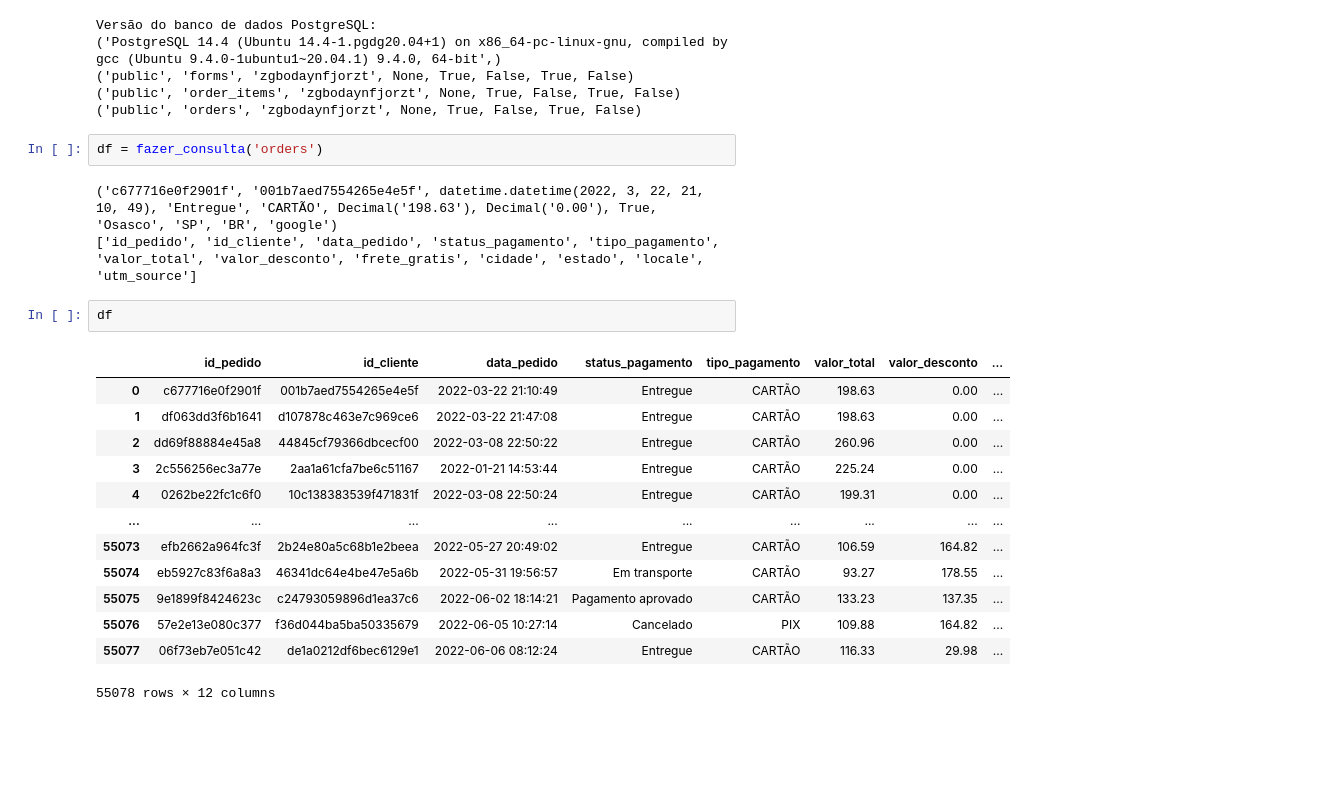
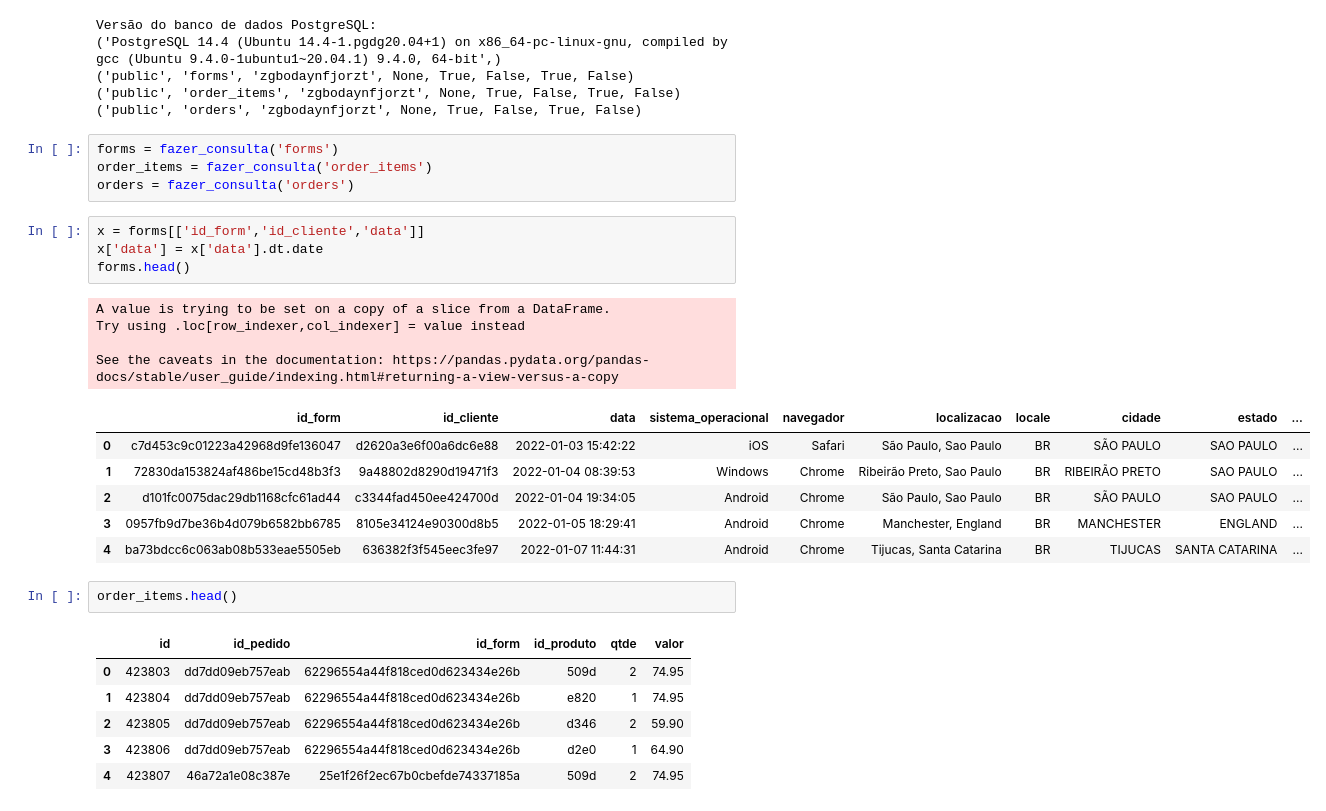
Before and after one commit to samuel0711/Desafio, a Jupyter notebook: desafio.ipynb, the cells around one changed output. Cells and saved outputs as stored; diff of their text form; blank space fills up the shorter version.

```diff
--- a/desafio.ipynb
+++ b/desafio.ipynb
@@ -83,24 +88,31 @@ Versão do banco de dados PostgreSQL:
 ('public', 'forms', 'zgbodaynfjorzt', None, True, False, True, False)
 ('public', 'order_items', 'zgbodaynfjorzt', None, True, False, True, False)
 ('public', 'orders', 'zgbodaynfjorzt', None, True, False, True, False)
-# %%
-df = fazer_consulta('orders')
-# %% [output]
-('c677716e0f2901f', '001b7aed7554265e4e5f', datetime.datetime(2022, 3, 22, 21, 10, 49), 'Entregue', 'CARTÃO', Decimal('198.63'), Decimal('0.00'), True, 'Osasco', 'SP', 'BR', 'google')
-['id_pedido', 'id_cliente', 'data_pedido', 'status_pagamento', 'tipo_pagamento', 'valor_total', 'valor_desconto', 'frete_gratis', 'cidade', 'estado', 'locale', 'utm_source']
-# %%
-df
-# %% [output]
-|  | id_pedido | id_cliente | data_pedido | status_pagamento | tipo_pagamento | valor_total | valor_desconto | ... |
-| 0 | c677716e0f2901f | 001b7aed7554265e4e5f | 2022-03-22 21:10:49 | Entregue | CARTÃO | 198.63 | 0.00 | ... |
-| 1 | df063dd3f6b1641 | d107878c463e7c969ce6 | 2022-03-22 21:47:08 | Entregue | CARTÃO | 198.63 | 0.00 | ... |
-| 2 | dd69f88884e45a8 | 44845cf79366dbcecf00 | 2022-03-08 22:50:22 | Entregue | CARTÃO | 260.96 | 0.00 | ... |
-| 3 | 2c556256ec3a77e | 2aa1a61cfa7be6c51167 | 2022-01-21 14:53:44 | Entregue | CARTÃO | 225.24 | 0.00 | ... |
-| 4 | 0262be22fc1c6f0 | 10c138383539f471831f | 2022-03-08 22:50:24 | Entregue | CARTÃO | 199.31 | 0.00 | ... |
-| ... | ... | ... | ... | ... | ... | ... | ... | ... |
-| 55073 | efb2662a964fc3f | 2b24e80a5c68b1e2beea | 2022-05-27 20:49:02 | Entregue | CARTÃO | 106.59 | 164.82 | ... |
-| 55074 | eb5927c83f6a8a3 | 46341dc64e4be47e5a6b | 2022-05-31 19:56:57 | Em transporte | CARTÃO | 93.27 | 178.55 | ... |
-| 55075 | 9e1899f8424623c | c24793059896d1ea37c6 | 2022-06-02 18:14:21 | Pagamento aprovado | CARTÃO | 133.23 | 137.35 | ... |
-| 55076 | 57e2e13e080c377 | f36d044ba5ba50335679 | 2022-06-05 10:27:14 | Cancelado | PIX | 109.88 | 164.82 | ... |
-| 55077 | 06f73eb7e051c42 | de1a0212df6bec6129e1 | 2022-06-06 08:12:24 | Entregue | CARTÃO | 116.33 | 29.98 | ... |
-55078 rows × 12 columns
+# %%
+forms = fazer_consulta('forms')
+order_items = fazer_consulta('order_items')
+orders = fazer_consulta('orders')
+# %%
+x = forms[['id_form','id_cliente','data']]
+x['data'] = x['data'].dt.date
+forms.head()
+# %% [output]
+A value is trying to be set on a copy of a slice from a DataFrame.
+Try using .loc[row_indexer,col_indexer] = value instead
+
+See the caveats in the documentation: https://pandas.pydata.org/pandas-docs/stable/user_guide/indexing.html#returning-a-view-versus-a-copy
+|  | id_form | id_cliente | data | sistema_operacional | navegador | localizacao | locale | cidade | estado | ... |
+| 0 | c7d453c9c01223a42968d9fe136047 | d2620a3e6f00a6dc6e88 | 2022-01-03 15:42:22 | iOS | Safari | São Paulo, Sao Paulo | BR | SÃO PAULO | SAO PAULO | ... |
+| 1 | 72830da153824af486be15cd48b3f3 | 9a48802d8290d19471f3 | 2022-01-04 08:39:53 | Windows | Chrome | Ribeirão Preto, Sao Paulo | BR | RIBEIRÃO PRETO | SAO PAULO | ... |
+| 2 | d101fc0075dac29db1168cfc61ad44 | c3344fad450ee424700d | 2022-01-04 19:34:05 | Android | Chrome | São Paulo, Sao Paulo | BR | SÃO PAULO | SAO PAULO | ... |
+| 3 | 0957fb9d7be36b4d079b6582bb6785 | 8105e34124e90300d8b5 | 2022-01-05 18:29:41 | Android | Chrome | Manchester, England | BR | MANCHESTER | ENGLAND | ... |
+| 4 | ba73bdcc6c063ab08b533eae5505eb | 636382f3f545eec3fe97 | 2022-01-07 11:44:31 | Android | Chrome | Tijucas, Santa Catarina | BR | TIJUCAS | SANTA CATARINA | ... |
+# %%
+order_items.head()
+# %% [output]
+|  | id | id_pedido | id_form | id_produto | qtde | valor |
+| 0 | 423803 | dd7dd09eb757eab | 62296554a44f818ced0d623434e26b | 509d | 2 | 74.95 |
+| 1 | 423804 | dd7dd09eb757eab | 62296554a44f818ced0d623434e26b | e820 | 1 | 74.95 |
+| 2 | 423805 | dd7dd09eb757eab | 62296554a44f818ced0d623434e26b | d346 | 2 | 59.90 |
+| 3 | 423806 | dd7dd09eb757eab | 62296554a44f818ced0d623434e26b | d2e0 | 1 | 64.90 |
+| 4 | 423807 | 46a72a1e08c387e | 25e1f26f2ec67b0cbefde74337185a | 509d | 2 | 74.95 |
```
Also changed, not shown: parts of 11 cells of this notebook.
